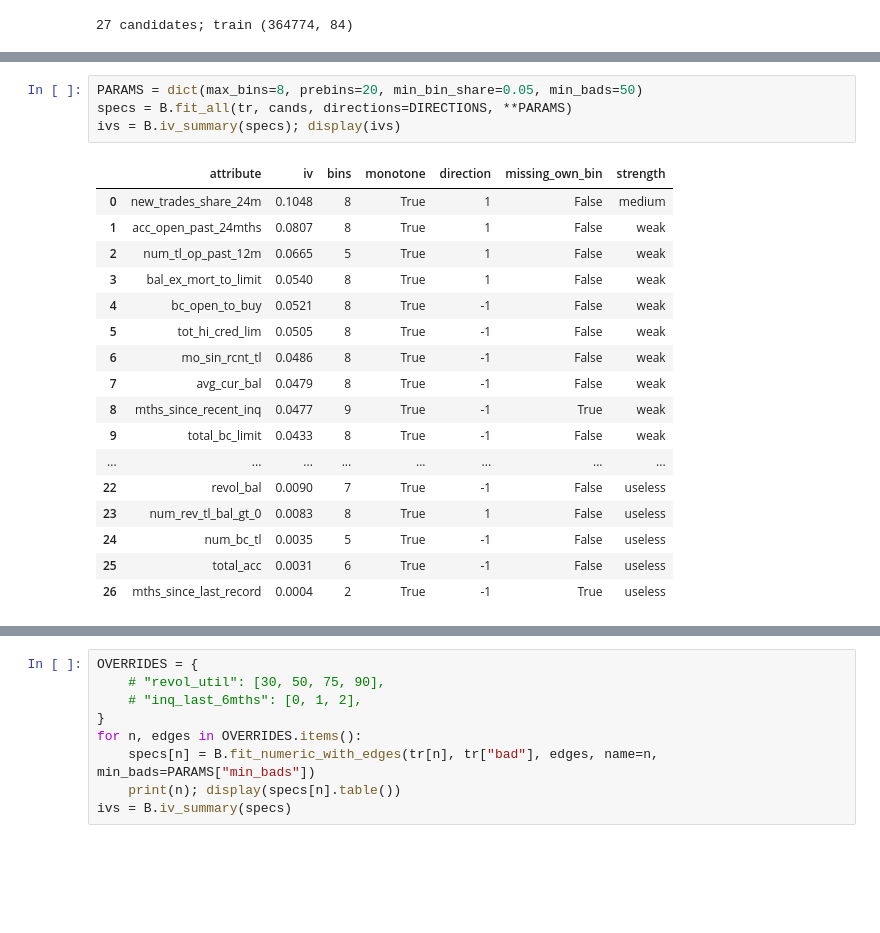
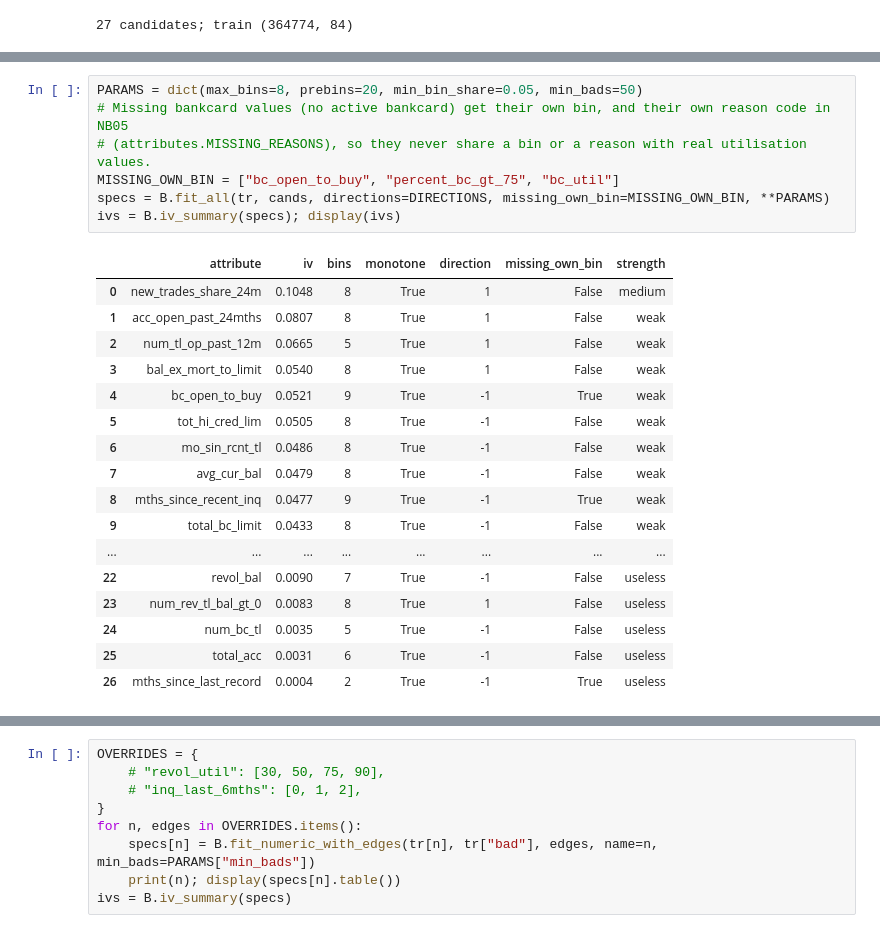
Before and after one commit to Siavash1368/score-pilot-lab, a Jupyter notebook: notebooks/04_classing_woe.ipynb, the cells around one changed output, grey strips where cells are left out. Cells and saved outputs as stored; diff of their text form; blank space fills up the shorter version.

```diff
--- a/notebooks/04_classing_woe.ipynb
+++ b/notebooks/04_classing_woe.ipynb
@@ -84,14 +119,17 @@ So applicants with no bankcard are scored with the low open-to-buy and high-util
 # %%
 PARAMS = dict(max_bins=8, prebins=20, min_bin_share=0.05, min_bads=50)
-specs = B.fit_all(tr, cands, directions=DIRECTIONS, **PARAMS)
+# Missing bankcard values (no active bankcard) get their own bin, and their own reason code in NB05
+# (attributes.MISSING_REASONS), so they never share a bin or a reason with real utilisation values.
+MISSING_OWN_BIN = ["bc_open_to_buy", "percent_bc_gt_75", "bc_util"]
+specs = B.fit_all(tr, cands, directions=DIRECTIONS, missing_own_bin=MISSING_OWN_BIN, **PARAMS)
 ivs = B.iv_summary(specs); display(ivs)
 # %% [output]
 |  | attribute | iv | bins | monotone | direction | missing_own_bin | strength |
 | 0 | new_trades_share_24m | 0.1048 | 8 | True | 1 | False | medium |
 | 1 | acc_open_past_24mths | 0.0807 | 8 | True | 1 | False | weak |
 | 2 | num_tl_op_past_12m | 0.0665 | 5 | True | 1 | False | weak |
 | 3 | bal_ex_mort_to_limit | 0.0540 | 8 | True | 1 | False | weak |
-| 4 | bc_open_to_buy | 0.0521 | 8 | True | -1 | False | weak |
+| 4 | bc_open_to_buy | 0.0521 | 9 | True | -1 | True | weak |
 | 5 | tot_hi_cred_lim | 0.0505 | 8 | True | -1 | False | weak |
 | 6 | mo_sin_rcnt_tl | 0.0486 | 8 | True | -1 | False | weak |
 | 7 | avg_cur_bal | 0.0479 | 8 | True | -1 | False | weak |
```
Also changed, not shown: parts of 7 cells of this notebook, 18 other files.
